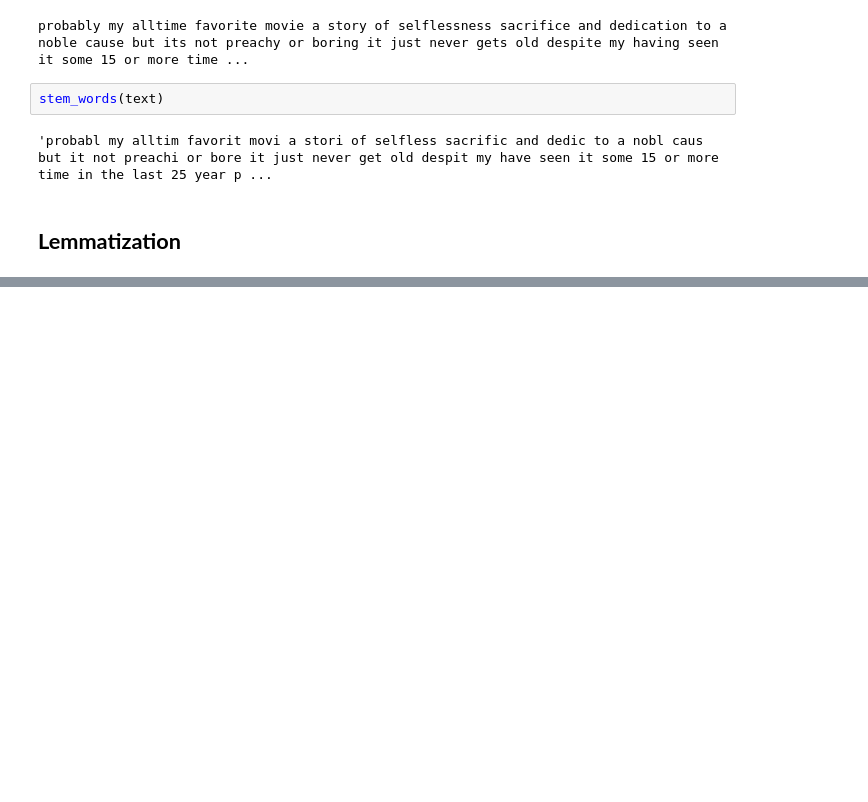
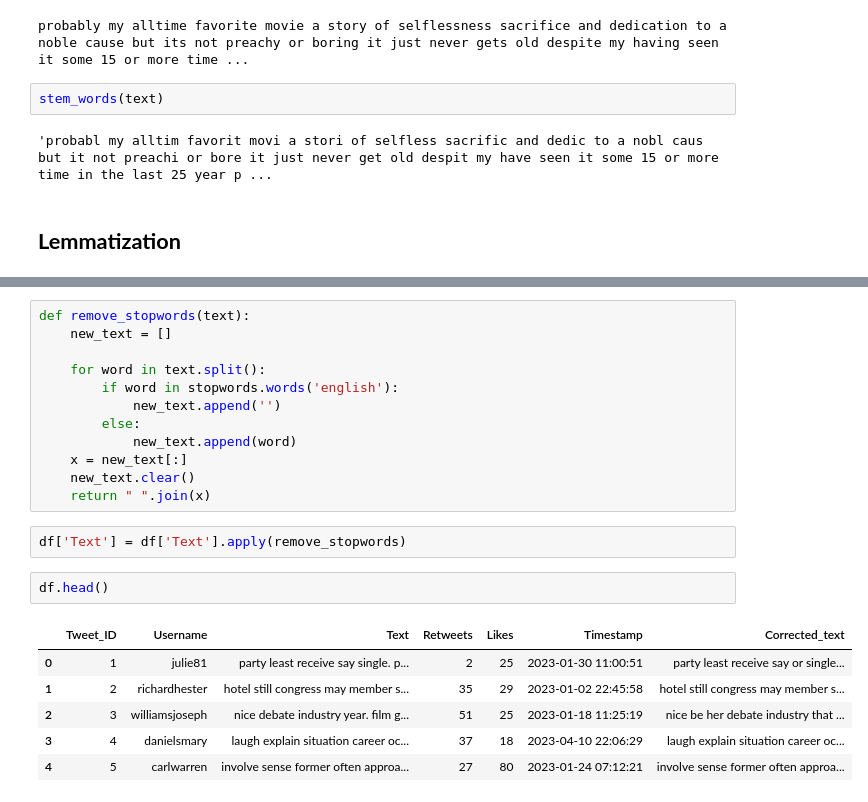
Before and after one commit to riyanj220/Generative-AI, a Jupyter notebook: GenerativeAI.ipynb, the cells around one changed output, grey strips where cells are left out. Drawn from its saved outputs; the diff is of its cells as text; blank space fills up the shorter version.

```diff
--- a/GenerativeAI.ipynb
+++ b/GenerativeAI.ipynb
@@ -540,0 +640,23 @@ for word in sentence_words:
+# %%
+def remove_stopwords(text):
+    new_text = []
+
+    for word in text.split():
+        if word in stopwords.words('english'):
+            new_text.append('')
+        else:
+            new_text.append(word)
+    x = new_text[:]
+    new_text.clear()
+    return " ".join(x)
+# %%
+df['Text'] = df['Text'].apply(remove_stopwords)
+# %%
+df.head()
+# %% [output]
+|  | Tweet_ID | Username | Text | Retweets | Likes | Timestamp | Corrected_text |
+| 0 | 1 | julie81 | party least receive say single. p... | 2 | 25 | 2023-01-30 11:00:51 | party least receive say or single... |
+| 1 | 2 | richardhester | hotel still congress may member s... | 35 | 29 | 2023-01-02 22:45:58 | hotel still congress may member s... |
+| 2 | 3 | williamsjoseph | nice debate industry year. film g... | 51 | 25 | 2023-01-18 11:25:19 | nice be her debate industry that ... |
+| 3 | 4 | danielsmary | laugh explain situation career oc... | 37 | 18 | 2023-04-10 22:06:29 | laugh explain situation career oc... |
+| 4 | 5 | carlwarren | involve sense former often approa... | 27 | 80 | 2023-01-24 07:12:21 | involve sense former often approa... |
```
Also changed, not shown: parts of 14 cells of this notebook.
